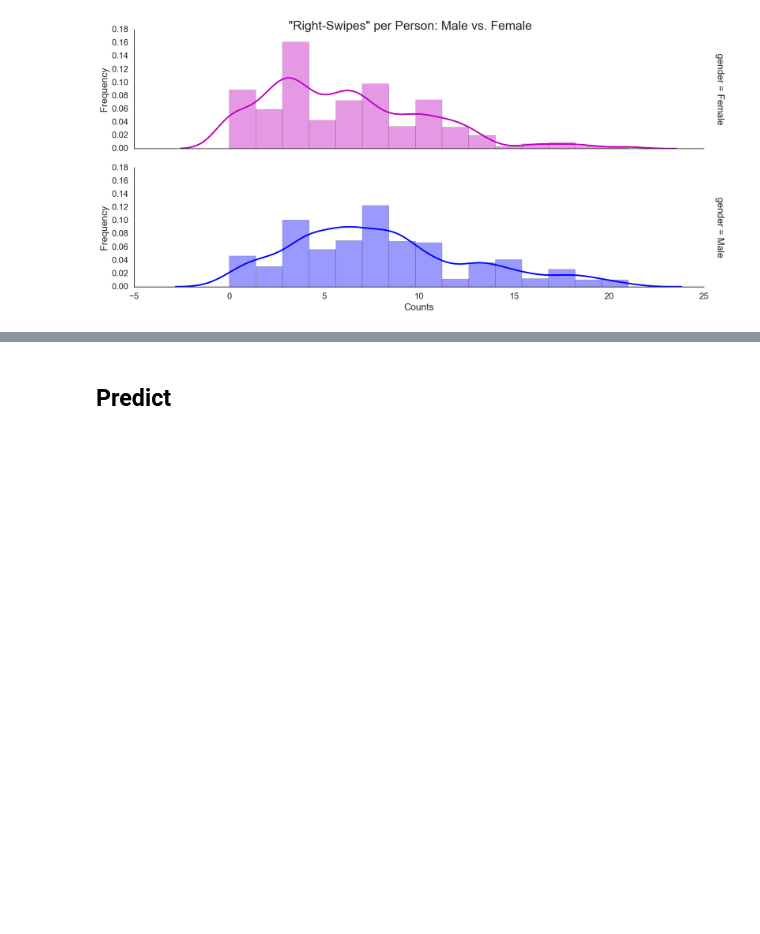
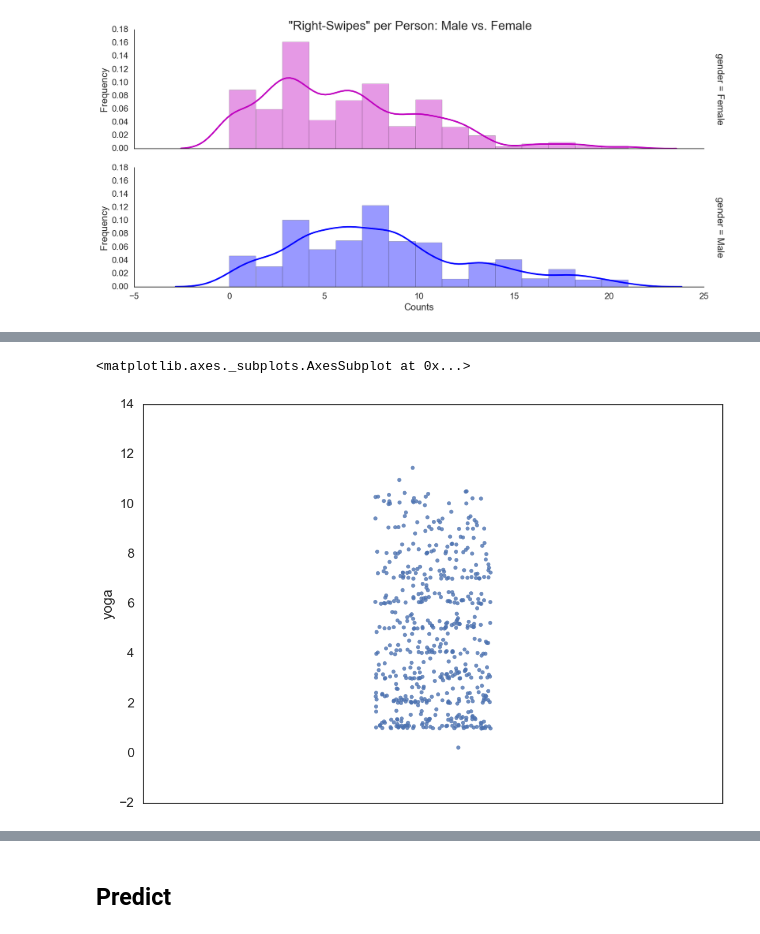
Before and after one commit to sethkaufee/Dating-Data, a Jupyter notebook: Speed Dating/match_prediction.ipynb, the cells around one changed output, grey strips where cells are left out. Cells and saved outputs as stored; diff of their text form; code cells hidden in the pictures; blank space fills up the shorter version.

```diff
--- a/Speed Dating/match_prediction.ipynb
+++ b/Speed Dating/match_prediction.ipynb
@@ -188,9 +145,0 @@ plt.legend(fontsize='x-large',loc=0);
-# %%
-from imblearn.over_sampling import SMOTE
-a=iid_attributes.loc[:,iid_attributes.columns.str.contains(r'(self|gender)')]
-a.dropna(inplace=True)
-smote = SMOTE()
-x,y = smote.fit_sample(a.drop('gender',axis=1),a.gender)
-df = pd.DataFrame(data=np.log(x),columns=a.columns.drop('gender'))
-df['gender']=y
-df.fillna(0,inplace=True)
@@ -266,0 +233,12 @@ hm=sns.heatmap(corr, mask=mask, cmap=cmap, vmax=.3,
+# %%
+att_plot = iid_attributes.copy()
+s=att_plot.shape[0]
+num_col = att_plot.dtypes[att_plot.dtypes==(float or int)].index
+att_plot.loc[:,num_col] = att_plot.loc[:,num_col].apply(lambda x: x+np.random.exponential(.7,s))
+
+#pd.scatter_matrix(att_plot[num_col].iloc[:,10:20],);
+# %%
+sns.stripplot(y='yoga',data=att_plot,jitter=True,hue='gender',alpha=.8,)
+# %% [output]
+<matplotlib.axes._subplots.AxesSubplot at 0x...>
+[figure, added]
```
Also changed, not shown: parts of 26 cells of this notebook.
